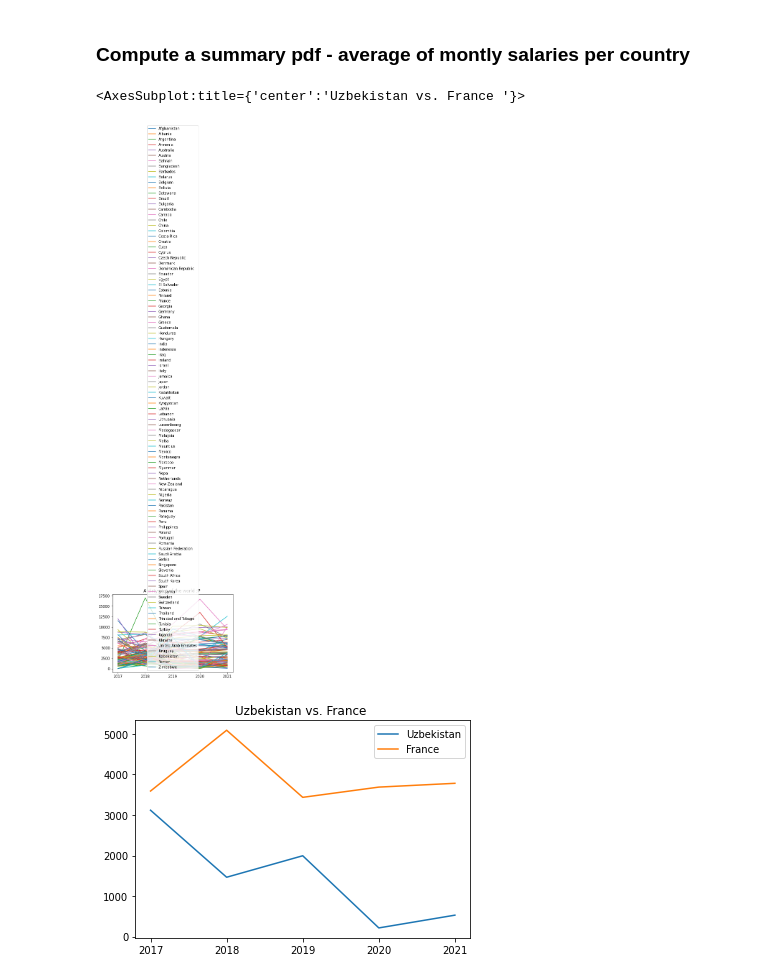
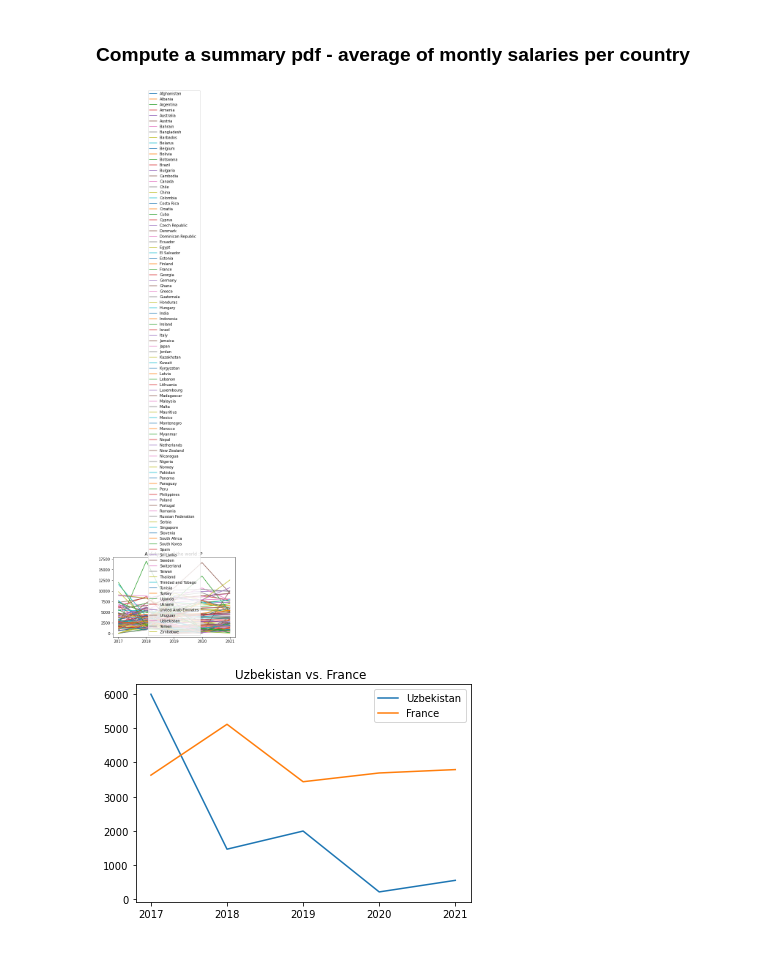
Before and after one commit to developergakuo/information-Visualisation-Group-7-Assignment-, a Jupyter notebook: income_in_ueros_per_country.ipynb, the cells around one changed output. Saved outputs shown, nothing was run; the diff lists cells and outputs as text; code cells hidden in the pictures.

Commit message:
data cleaning. Need to process Average gross salary but patrick already has a similar computation

```diff
--- a/income_in_ueros_per_country.ipynb
+++ b/income_in_ueros_per_country.ipynb
@@ -143,20 +161,24 @@ clean_payment_dataframes_2017_to_2020[2017] = clean_payment_df_2017
 # %%
 df_2018 = data_frames_dict[2018]
 
-# we are only interested in two columns here
-payment_df_2018= df_2018.filter(items=['Country',  'ConvertedSalary'])
-
-#Remove all raws with a NaN and all rows the ConvertedSalary = 0.00
-clean_payment_df_2018 = payment_df_2018.dropna(thresh=2)
-
+print(df_2018.head())
 
 # convert the converted annual USD salary to monthly salary
-clean_payment_df_2018['Monthly_Sal_EUR'] = clean_payment_df_2018.apply(
+df_2018['Monthly_Sal_EUR'] = df_2018.apply(
     lambda row : convert_currency(row['ConvertedSalary'],'USD', annual_rate), axis = 1)
 
 # We are no longer interested in the ConvertedSalary
 # Also drop outlier salaries
-clean_payment_df_2018 = clean_payment_df_2018.drop('ConvertedSalary', axis=1)[(clean_payment_df_2018.Monthly_Sal_EUR > min_montly_salary) & (clean_payment_df_2018.Monthly_Sal_EUR < max_montly_salary)]
+df_2018 = df_2018.drop('ConvertedSalary', axis=1)[(df_2018.Monthly_Sal_EUR > min_montly_salary) & (df_2018.Monthly_Sal_EUR < max_montly_salary)]
 
-clean_payment_dataframes_2017_to_2020[2018] = clean_payment_df_2018
+df_2018.YearsCodingProf = df_2018.YearsCodingProf.apply(lambda experience:   min(map(lambda s: int(s), re.findall(r'\d+', experience)), default=np.nan))
+
+# rename YearsCodingProf to YearsCodePro
+df_2018.columns = df_2018.columns.str.replace("YearsCodingProf","YearsCodePro")
+
+# drop any NA at this point
+df_2018= df_2018.dropna(thresh=3)
+
+clean_payment_dataframes_2017_to_2020[2018] = df_2018
+df_2018
 # %% [output]
@@ -173,22 +209,18 @@ years = [2019, 2020, 2021]
 
 annual_rate = 1/12
 
-# salary types
-clean_payment_dfs_2019_2021 = {}
 for year in years:
     df = data_frames_dict[year]
 
-    payment_df= df.filter(items=['Country',  'CompTotal'])
-
-    #Remove all raws with a NaN and all rows the CompTotal = 0.00
-    clean_payment_df = payment_df.dropna(thresh=2)
     # convert the converted annual USD salary to monthly salary
-    clean_payment_df['Monthly_Sal_EUR'] = clean_payment_df.apply(
+    df['Monthly_Sal_EUR'] = df.apply(
         lambda row : convert_currency(row['CompTotal'],'USD', annual_rate), axis = 1)
 
     # drop CompTotal column
     # Also drop outlier salaries
-    clean_payment_dfs_2019_2021[year] = clean_payment_df.drop('CompTotal', axis=1)[(clean_payment_df.Monthly_Sal_EUR > min_montly_salary) & (clean_payment_df.Monthly_Sal_EUR < max_montly_salary)]
-
-clean_payment_dataframes_2017_to_2020.update(clean_payment_dfs_2019_2021)
+    df = df.drop('CompTotal', axis=1)[(df.Monthly_Sal_EUR > min_montly_salary) & (df.Monthly_Sal_EUR < max_montly_salary)]
+    df.YearsCodePro = df.YearsCodePro.apply(lambda experience:   min(map(lambda s: int(s), re.findall(r'\d+', experience)), default=np.nan))
+    df= df.dropna(thresh=3)
+    print(df.head())
+    clean_payment_dataframes_2017_to_2020[year] = df
 # %% [output]
@@ -202,39 +345,40 @@ See the caveats in the documentation: https://pandas.pydata.org/pandas-docs/stab
 summary_df = None
 i = 0
 for year, df in clean_payment_dataframes_2017_to_2020.items():
+    df = df.filter(items=['Country','Monthly_Sal_EUR'])
 
     # compute mean salary per country and reset the resulting df index
     df =  df.groupby('Country').mean().reset_index()
 
     # add column names
     df.columns = ['Country', year]
 
     # merge the resulting dataframes into a single df columns = years, rows = countries
     if i > 0:
         summary_df = pd.DataFrame.merge(summary_df,df,on='Country')
         i+=1
     else:
         summary_df =  df
         i+=1
 
 # Transpose the summary_df, now  columns = countries and rows = years
 summary_df = summary_df.T
 
 # Pick all the countries -> first row of the transposed matrix
 column_names = summary_df.iloc[0]
 column_names = list(column_names)
 
 # drop the first row containing countries' names, instead make the countries the column names
 summary_df = summary_df.drop('Country')
 summary_df.columns = column_names
 
 # You can finally do some simple plots
 summary_df.plot( xticks = [2017, 2018, 2019, 2020, 2021], title= "A dirty plot of the world :P ")
 summary_df[['Uzbekistan','France'] ].plot( xticks = [2017, 2018, 2019, 2020, 2021], title = "Uzbekistan vs. France ")
+summary_df.to_csv(path_or_buf = 'processed_data/salaries/average_montly_salary_in_Euros_per_country_per_year.csv', index=False)
 # %% [output]
-<AxesSubplot:title={'center':'Uzbekistan vs. France '}>
-[figure, old version]
+[figure, new version]
-[figure, old version]
+[figure, new version]
 # %%
 summary_df
 # %% [output]
```
Also changed, not shown: parts of 12 cells of this notebook, 14 other files.
